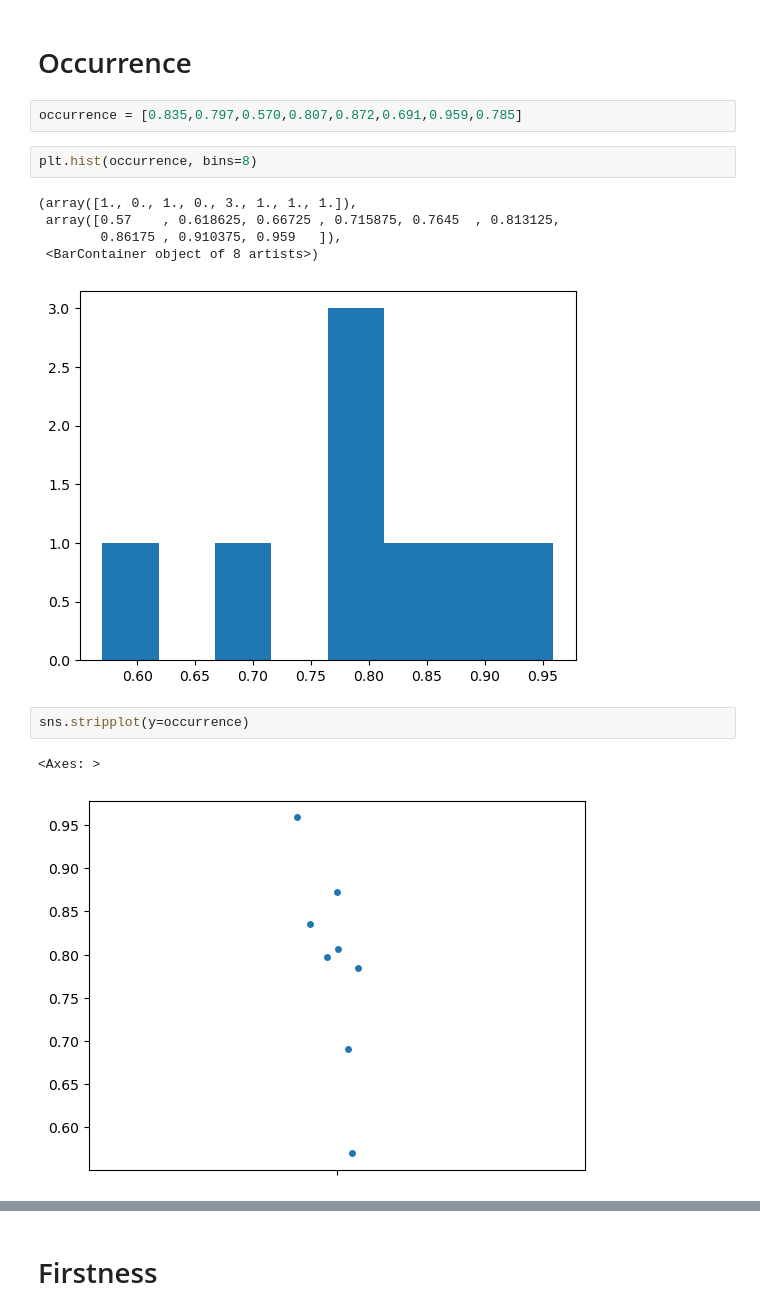
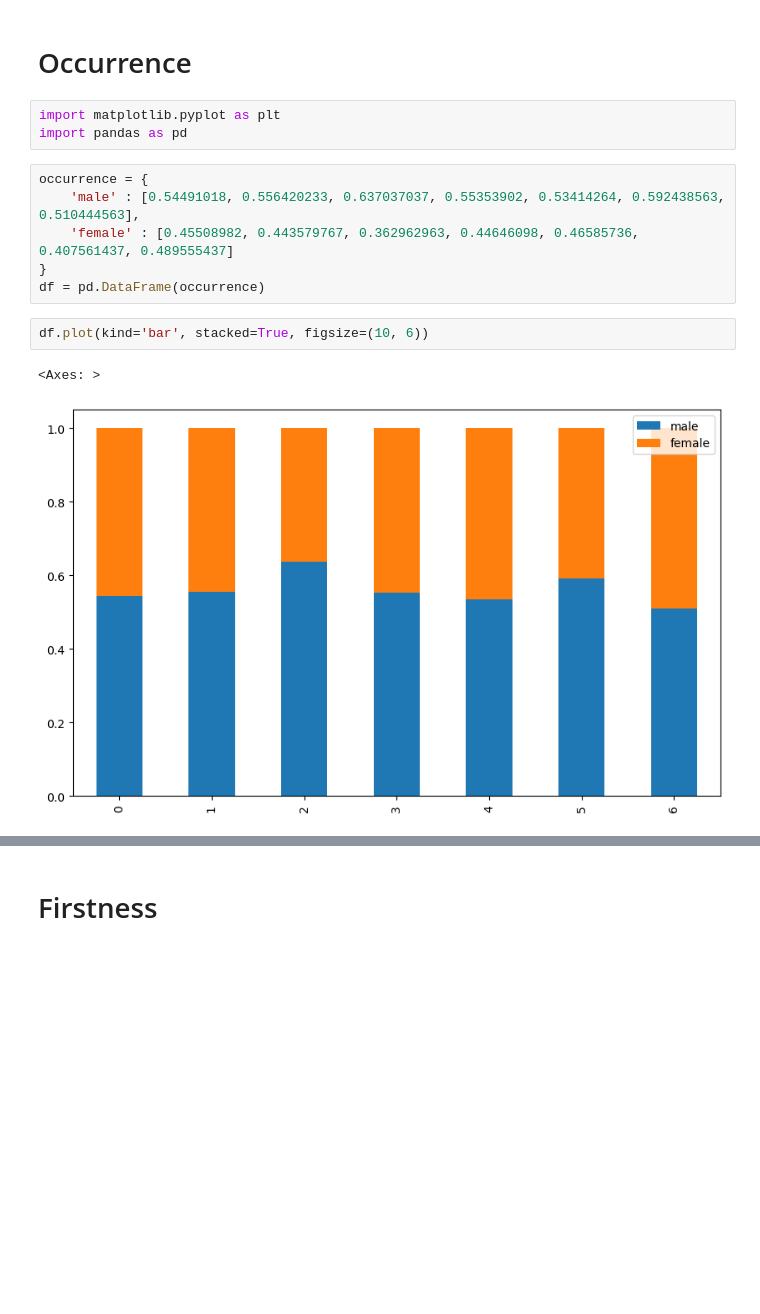
Before and after one commit to HappieTai/HnrsPgrm, a Jupyter notebook: graphs.ipynb, the cells around one changed output, grey strips where cells are left out. Cells and saved outputs as stored; diff of their text form; blank space fills up the shorter version.

Commit message:
updated visualizations

```diff
--- a/graphs.ipynb
+++ b/graphs.ipynb
@@ -4,18 +4,17 @@ import seaborn as sns
 import numpy as np
 # %% [markdown]
 # Occurrence
-# %%
-occurrence = [0.835,0.797,0.570,0.807,0.872,0.691,0.959,0.785]
-# %%
-plt.hist(occurrence, bins=8)
-# %% [output]
-(array([1., 0., 1., 0., 3., 1., 1., 1.]),
- array([0.57    , 0.618625, 0.66725 , 0.715875, 0.7645  , 0.813125,
-        0.86175 , 0.910375, 0.959   ]),
- <BarContainer object of 8 artists>)
-[figure, removed]
-# %%
-sns.stripplot(y=occurrence)
-# %% [output]
-<Axes: >
-[figure, removed]
+# %%
+import matplotlib.pyplot as plt
+import pandas as pd
+# %%
+occurrence = {
+    'male' : [0.54491018, 0.556420233, 0.637037037, 0.55353902, 0.53414264, 0.592438563, 0.510444563],
+    'female' : [0.45508982, 0.443579767, 0.362962963, 0.44646098, 0.46585736, 0.407561437, 0.489555437]
+}
+df = pd.DataFrame(occurrence)
+# %%
+df.plot(kind='bar', stacked=True, figsize=(10, 6))
+# %% [output]
+<Axes: >
+[figure, added]
```
Also changed, not shown: parts of 9 cells of this notebook, 1 other file.
